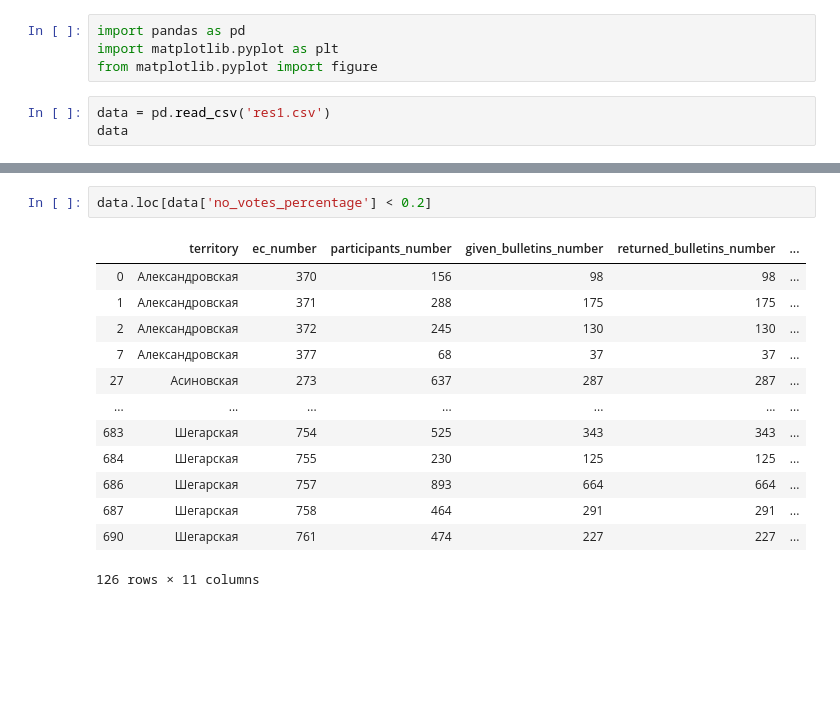
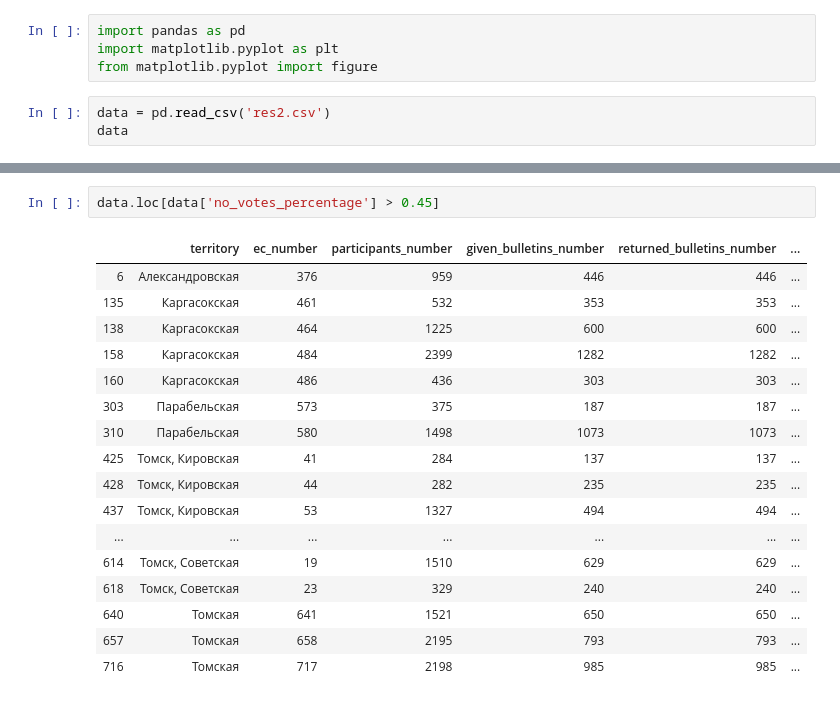
Before and after one commit to ectuser/ConstitutionVoteAnalysis, a Jupyter notebook: Data/Analysis.ipynb, the cells around one changed output, grey strips where cells are left out. Saved outputs shown, nothing was run; the diff lists cells and outputs as text; blank space fills up the shorter version.

```diff
--- a/Data/Analysis.ipynb
+++ b/Data/Analysis.ipynb
@@ -3,7 +3,7 @@ import pandas as pd
 import matplotlib.pyplot as plt
 from matplotlib.pyplot import figure
 # %%
-data = pd.read_csv('res1.csv')
+data = pd.read_csv('res2.csv')
 data
 # %% [output]
 |  | territory | ec_number | participants_number | given_bulletins_number | returned_bulletins_number | ... |
@@ -91,16 +92,20 @@ plt.show()
 # %%
-data.loc[data['no_votes_percentage'] < 0.2]
+data.loc[data['no_votes_percentage'] > 0.45]
 # %% [output]
 |  | territory | ec_number | participants_number | given_bulletins_number | returned_bulletins_number | ... |
-| 0 | Александровская | 370 | 156 | 98 | 98 | ... |
-| 1 | Александровская | 371 | 288 | 175 | 175 | ... |
-| 2 | Александровская | 372 | 245 | 130 | 130 | ... |
-| 7 | Александровская | 377 | 68 | 37 | 37 | ... |
-| 27 | Асиновская | 273 | 637 | 287 | 287 | ... |
+| 6 | Александровская | 376 | 959 | 446 | 446 | ... |
+| 135 | Каргасокская | 461 | 532 | 353 | 353 | ... |
+| 138 | Каргасокская | 464 | 1225 | 600 | 600 | ... |
+| 158 | Каргасокская | 484 | 2399 | 1282 | 1282 | ... |
+| 160 | Каргасокская | 486 | 436 | 303 | 303 | ... |
+| 303 | Парабельская | 573 | 375 | 187 | 187 | ... |
+| 310 | Парабельская | 580 | 1498 | 1073 | 1073 | ... |
+| 425 | Томск, Кировская | 41 | 284 | 137 | 137 | ... |
+| 428 | Томск, Кировская | 44 | 282 | 235 | 235 | ... |
+| 437 | Томск, Кировская | 53 | 1327 | 494 | 494 | ... |
 | ... | ... | ... | ... | ... | ... | ... |
-| 683 | Шегарская | 754 | 525 | 343 | 343 | ... |
-| 684 | Шегарская | 755 | 230 | 125 | 125 | ... |
-| 686 | Шегарская | 757 | 893 | 664 | 664 | ... |
-| 687 | Шегарская | 758 | 464 | 291 | 291 | ... |
-| 690 | Шегарская | 761 | 474 | 227 | 227 | ... |
+| 614 | Томск, Советская | 19 | 1510 | 629 | 629 | ... |
+| 618 | Томск, Советская | 23 | 329 | 240 | 240 | ... |
+| 640 | Томская | 641 | 1521 | 650 | 650 | ... |
+| 657 | Томская | 658 | 2195 | 793 | 793 | ... |
+| 716 | Томская | 717 | 2198 | 985 | 985 | ... |
-126 rows × 11 columns
```
Also changed, not shown: parts of 5 cells of this notebook, 2 other files.
